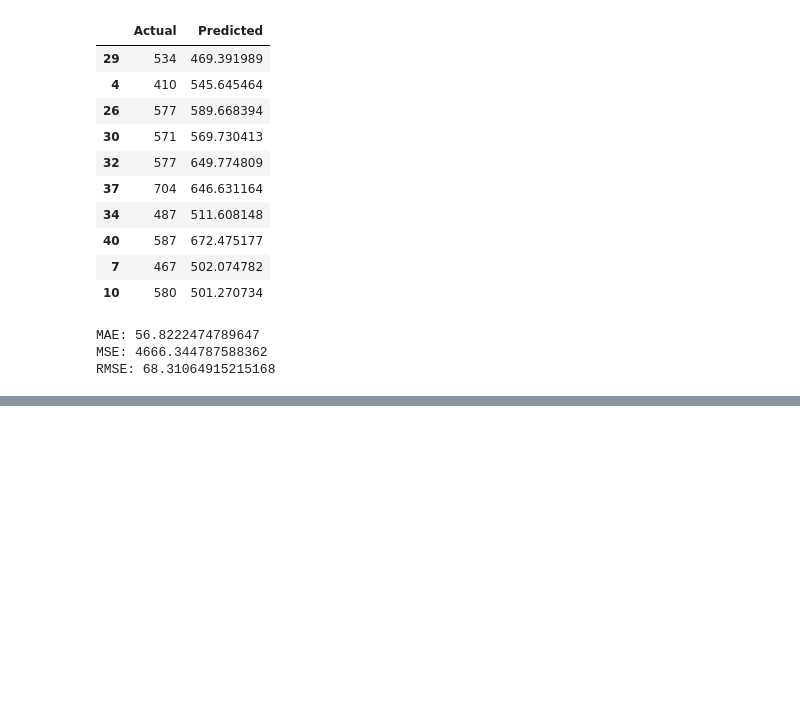
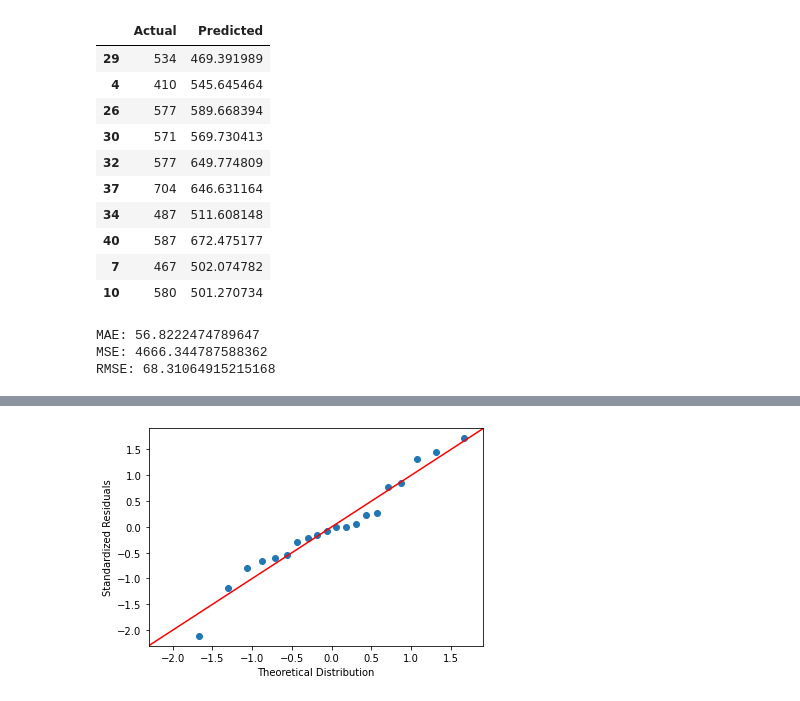
Before and after one commit to zhanyyy7/inf2178h-w22-exp-design-datascience, a Jupyter notebook: notebooks/inclass.ipynb, the cells around one changed output, grey strips where cells are left out. Saved outputs shown, nothing was run; the diff lists cells and outputs as text; code cells hidden in the pictures; blank space fills up the shorter version.

```diff
--- a/notebooks/inclass.ipynb
+++ b/notebooks/inclass.ipynb
@@ -342,0 +431,5 @@ RMSE: 68.31064915215168
+# %%
+#tukey hsd
+res = stat()
+res.tukey_hsd(df=df_melt, res_var='value', xfac_var='treatments', anova_model='value ~ C(treatments)')
+res.tukey_summary
@@ -342,0 +444,8 @@ RMSE: 68.31064915215168
+# %%
+#testing for normality
+sm.qqplot(res.anova_std_residuals,line='45')
+plt.xlabel("Theoretical Distribution")
+plt.ylabel("Standardized Residuals")
+plt.show()
+# %% [output]
+[figure, added]
```
Also changed, not shown: parts of 16 cells of this notebook, 2 other files.
